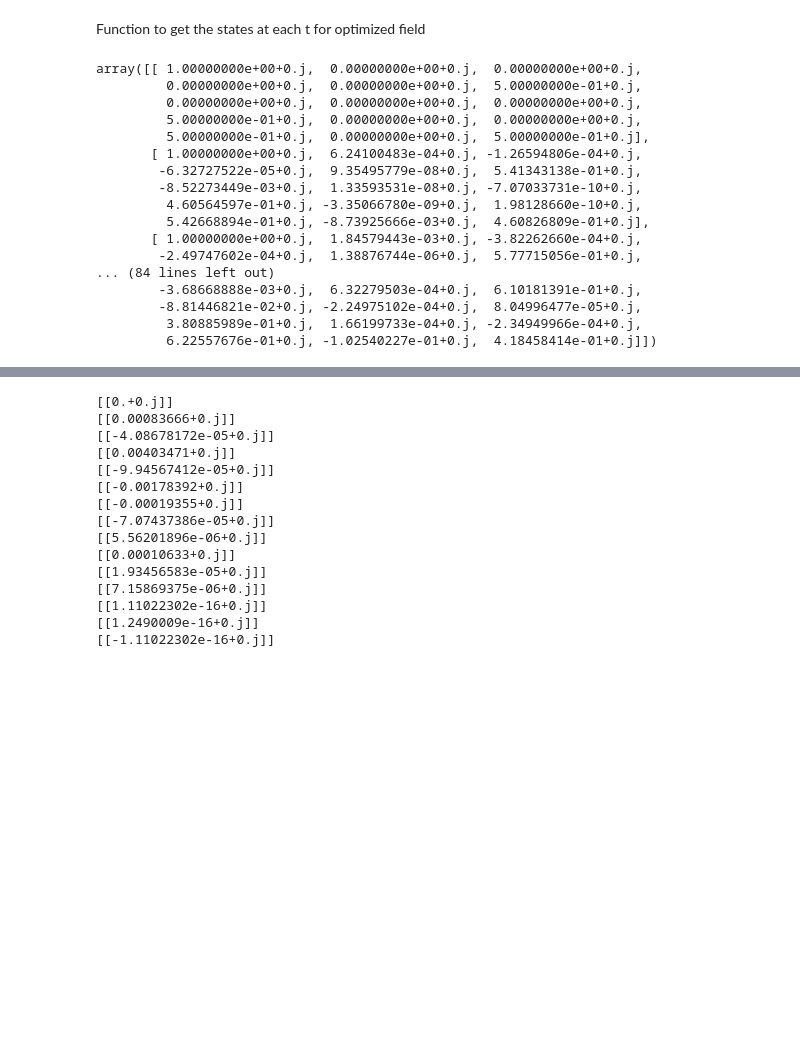
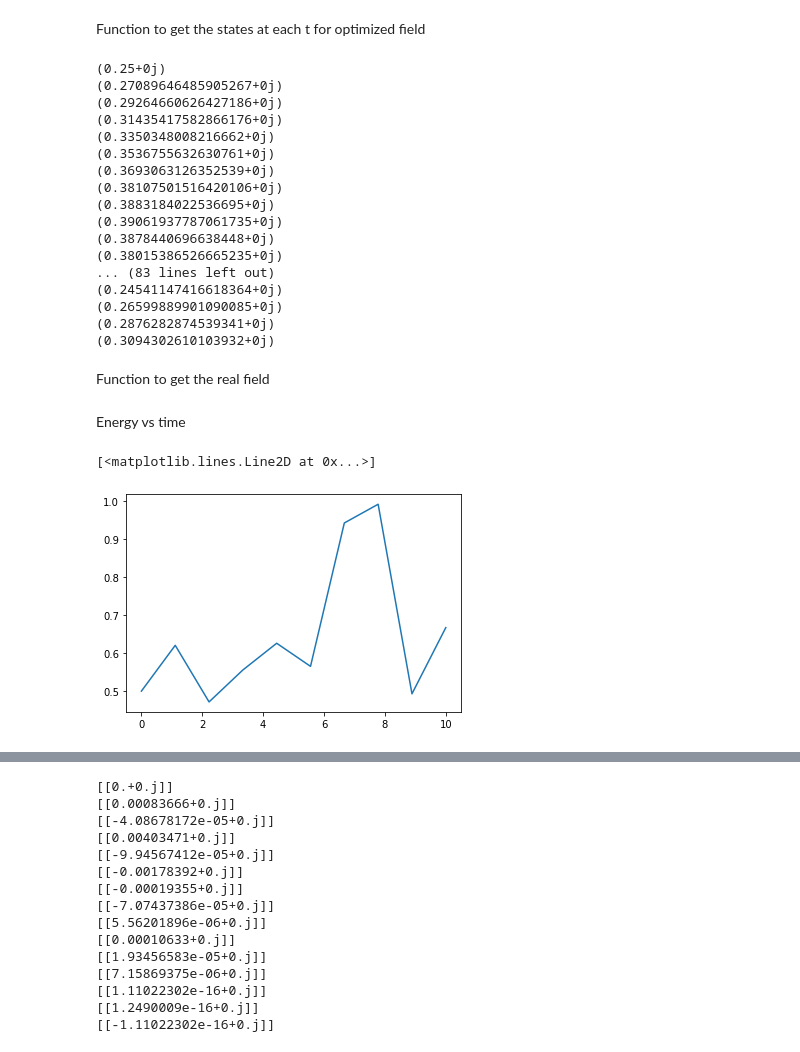
Before and after one commit to gsuarezr/krotov, a Jupyter notebook: Gaussian.ipynb, the cells around one changed output, grey strips where cells are left out. Cells and saved outputs as stored; diff of their text form; code cells hidden in the pictures; blank space fills up the shorter version.

```diff
--- a/Gaussian.ipynb
+++ b/Gaussian.ipynb
@@ -203,10 +225,10 @@ from scipy.integrate import simpson
 def field_discrete(lista,t,dt):
     return lista[int(t/dt)]
 
-def states(psi0):
-    HA =-1j* qutip.Qobj(H0(g))
-    H1 =-1j*qutip.Qobj(Hde(mu,g))
-    H2= -1j*qutip.Qobj(He(mu,g))
+def states(psi0,g,mu):
+    HA = qutip.Qobj(H0(g))
+    H1 =qutip.Qobj(Hde(mu,g))
+    H2=qutip.Qobj(He(mu,g))
     states=np.zeros((len(opt_result.tlist),15),dtype=complex)
     integral=np.zeros(nt)
 
@@ -217,34 +239,40 @@ def states(psi0):
             integral[time_index]=simpson(np.array(opt_result.optimized_controls[0])[:time_index], np.array(opt_result.tlist)[:time_index])
 
     dt=opt_result.tlist[1]-opt_result.tlist[0]
-    for i in range (0,len(opt_result.tlist)):
-        A=HA+H1*field_discrete(opt_result.optimized_controls[0],opt_result.tlist[i],dt)+H2*field_discrete(integral,opt_result.tlist[i],dt)
+    for i in range (0,len(opt_result.tlist)-1):
+        #A=HA+H1*field_discrete(opt_result.optimized_controls[0],opt_result.tlist[i],dt)+H2*field_discrete(integral,opt_result.tlist[i],dt)
+        #A=HA+H1*opt_result.optimized_controls[0][i]+H2*integral[i]
+        A=HA+H2*opt_result.optimized_controls[0][i]+H1*(opt_result.optimized_controls[0][i+1]-opt_result.optimized_controls[0][i])/dt
         if i==1:
-            states[i,:]=(((-1j*A * dt).expm())(psi0)).trans()
+            states[i,:]=(((-A * dt).expm())(psi0)).trans()
         elif i==0:
             states[i,:]=psi0.trans()
         else:
-            states[i][:]=((-1j*A * dt).expm())(qutip.Qobj(states[i-1][:])).trans()
+            states[i][:]=((-A * dt).expm())(qutip.Qobj(states[i-1][:])).trans()
 
     return states
 # %%
 psi0=qutip.Qobj(np.array([1,0,0,0,0,1/2,0,0,0,1/2,0,0,1/2,0,1/2]))
-psi=states(psi0)
+a=states(psi0,g,mu)
+for i in range (0,len(opt_result.tlist)-1):
+    print(a[i][5]*a[i][12])
 # %% [output]
-array([[ 1.00000000e+00+0.j,  0.00000000e+00+0.j,  0.00000000e+00+0.j,
-         0.00000000e+00+0.j,  0.00000000e+00+0.j,  5.00000000e-01+0.j,
-         0.00000000e+00+0.j,  0.00000000e+00+0.j,  0.00000000e+00+0.j,
-         5.00000000e-01+0.j,  0.00000000e+00+0.j,  0.00000000e+00+0.j,
-         5.00000000e-01+0.j,  0.00000000e+00+0.j,  5.00000000e-01+0.j],
-       [ 1.00000000e+00+0.j,  6.24100483e-04+0.j, -1.26594806e-04+0.j,
-        -6.32727522e-05+0.j,  9.35495779e-08+0.j,  5.41343138e-01+0.j,
-        -8.52273449e-03+0.j,  1.33593531e-08+0.j, -7.07033731e-10+0.j,
-         4.60564597e-01+0.j, -3.35066780e-09+0.j,  1.98128660e-10+0.j,
-         5.42668894e-01+0.j, -8.73925666e-03+0.j,  4.60826809e-01+0.j],
-       [ 1.00000000e+00+0.j,  1.84579443e-03+0.j, -3.82262660e-04+0.j,
-        -2.49747602e-04+0.j,  1.38876744e-06+0.j,  5.77715056e-01+0.j,
-... (84 lines left out)
-        -3.68668888e-03+0.j,  6.32279503e-04+0.j,  6.10181391e-01+0.j,
-        -8.81446821e-02+0.j, -2.24975102e-04+0.j,  8.04996477e-05+0.j,
-         3.80885989e-01+0.j,  1.66199733e-04+0.j, -2.34949966e-04+0.j,
-         6.22557676e-01+0.j, -1.02540227e-01+0.j,  4.18458414e-01+0.j]])
+(0.25+0j)
+(0.27089646485905267+0j)
+(0.29264660626427186+0j)
+(0.31435417582866176+0j)
+(0.3350348008216662+0j)
+(0.3536755632630761+0j)
+(0.3693063126352539+0j)
+(0.38107501516420106+0j)
+(0.3883184022536695+0j)
+(0.39061937787061735+0j)
+(0.3878440696638448+0j)
+(0.38015386526665235+0j)
+... (83 lines left out)
+(0.24541147416618364+0j)
+(0.26599889901090085+0j)
+(0.2876282874539341+0j)
+(0.3094302610103932+0j)
+# %% [markdown]
+Function to get the real field
@@ -250,0 +289,12 @@ array([[ 1.00000000e+00+0.j,  0.00000000e+00+0.j,  0.00000000e+00+0.j,
+# %% [markdown]
+Energy vs time
+# %%
+psi0=qutip.Qobj(np.array([1,0,0,0,0,1/2,0,0,0,1/2,0,0,1/2,0,1/2]))
+psi=states(psi0,g,mu)
+Energy=np.zeros(nt)
+for i in range (0,np.shape(psi)[0]):
+    Energy[i]=1/2*(np.real(psi[i][5])+(np.real(psi[i][1]))**2+np.real(psi[i][12])+(np.real(psi[i][3]))**2)
+plt.plot(opt_result.tlist,Energy)
+# %% [output]
+[<matplotlib.lines.Line2D at 0x...>]
+[figure, added]
```
Also changed, not shown: parts of 6 cells of this notebook.
